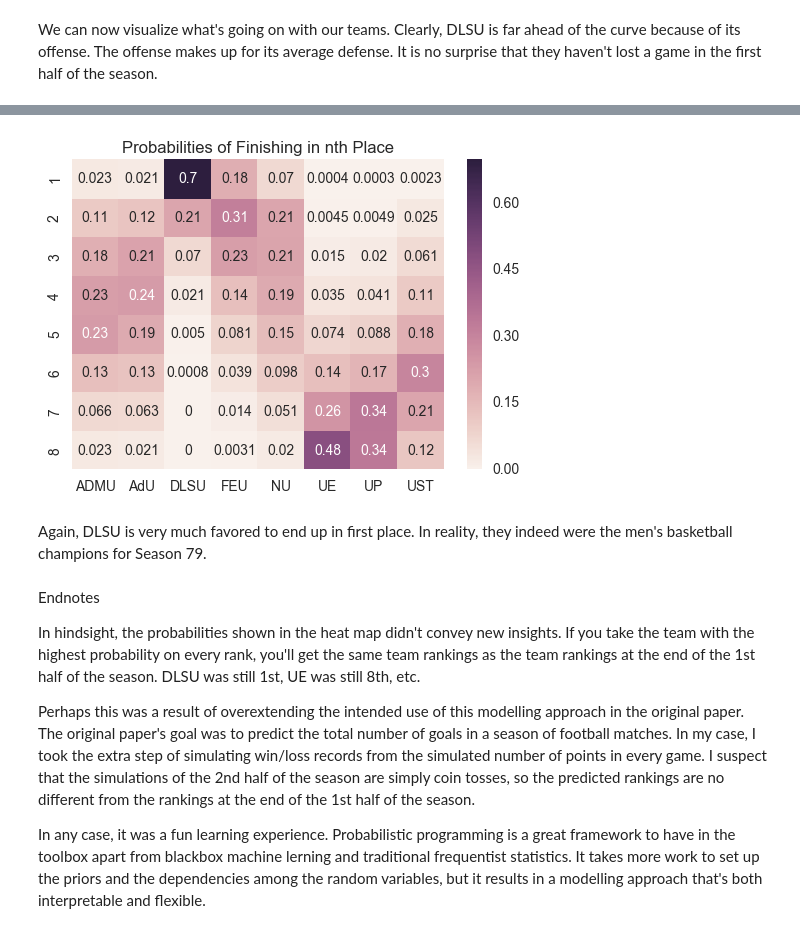
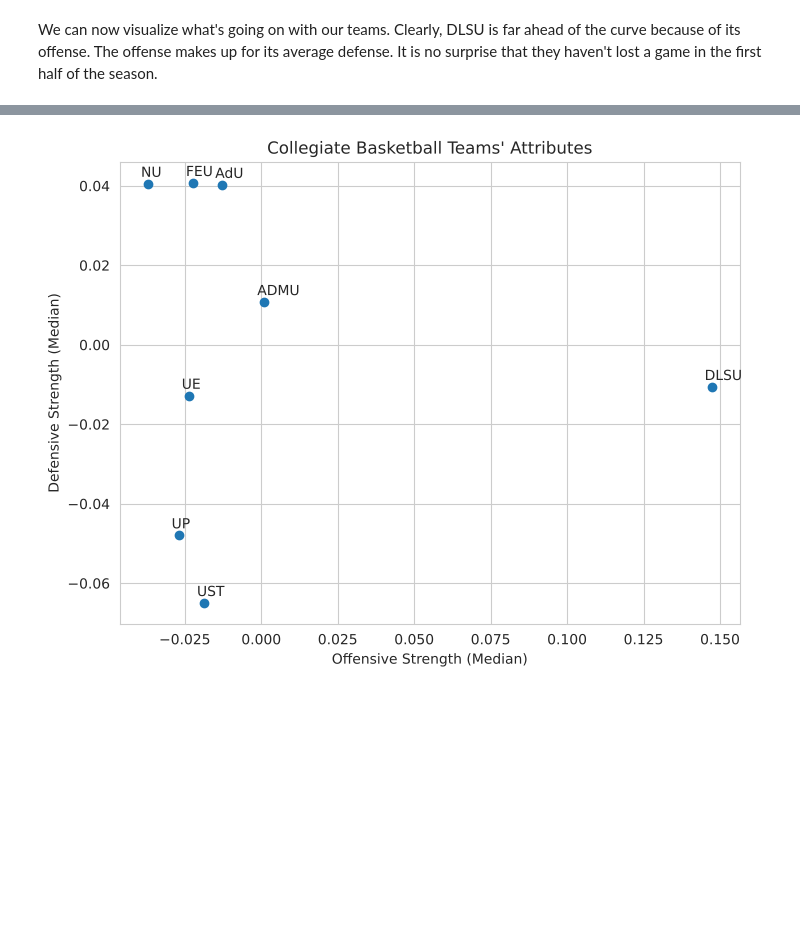
Before and after one commit to joshuacortez/bayesian-blog, a Jupyter notebook: basketball outcomes using probabilistic programming.ipynb, the cells around one changed output, grey strips where cells are left out. Drawn from its saved outputs; the diff is of its cells as text; code cells hidden in the pictures; blank space fills up the shorter version.

```diff
--- a/basketball outcomes using probabilistic programming.ipynb
+++ b/basketball outcomes using probabilistic programming.ipynb
@@ -124,8 +135,2 @@ teams
 # %% [markdown]
 Now we have the data in the format we need. Next part's defining the Bayesian network.
-# %%
-df = pd.merge(df, teams, left_on='home', right_on='team', how='left')
-df = df.rename(columns = {'i': 'i_home'}).drop('team', 1)
-df = pd.merge(df, teams, left_on='away', right_on='team', how='left')
-df = df.rename(columns = {'i': 'i_away'}).drop('team', 1)
-df.head()
@@ -326,0 +243,3 @@ mcmc.sample(iters, burn = iters/3, thin = 20)
+# %%
+with model:
+    idata = pm.sample(draws=2000, tune=1000, chains=4, random_seed=RANDOM_SEED, progressbar=False)
@@ -341,2 +283,22 @@ df_summary = pd.DataFrame({"median_att": atts.stats()["quantiles"][50],
+# %%
+posterior = idata.posterior.to_dataset()
+
+
+def strength_summary(var):
+    """Median and 95% HDI of a team-level parameter, one row per team."""
+    draws = posterior[var]
+    hdi = az.hdi(draws, prob=0.95)
+    return pd.DataFrame(
+        {
+            "median": draws.median(("chain", "draw")).values,
+            "hdi_low": hdi.sel(ci_bound="lower").values,
+            "hdi_high": hdi.sel(ci_bound="upper").values,
+        },
+        index=TEAMS,
+    )
+
+
+att_summary = strength_summary("atts")
+def_summary = strength_summary("defs")
 # %% [markdown]
 We can now visualize what's going on with our teams. Clearly, DLSU is far ahead of the curve because of its offense. The offense makes up for its average defense. It is no surprise that they haven't lost a game in the first half of the season.
@@ -554,4 +304,0 @@ Just a few more steps takes us to the heat map below.
-# %%
-# converting the number of occurences into probabilities
-for team in results:
-    results[team] = results[team]/results[team].sum()
@@ -561,18 +305,12 @@ df_sim.index = df_sim.index + 1
-# %%
-sns.heatmap(df_sim, annot = True)
-plt.yticks(np.arange(0.5, len(df_sim.index), 1), df_sim.index[::-1])
-plt.xticks(np.arange(0.5, len(df_sim.columns), 1), df_sim.columns)
-plt.title("Probabilities of Finishing in nth Place")
-plt.show()
-# %% [output]
-[figure, removed]
-# %% [markdown]
-Again, DLSU is very much favored to end up in first place. In reality, they indeed were the men's basketball champions for Season 79.
-# %% [markdown]
-Endnotes
-
-In hindsight, the probabilities shown in the heat map didn't convey new insights. If you take the team with the highest probability on every rank, you'll get the same team rankings as the team rankings at the end of the 1st half of the season. DLSU was still 1st, UE was still 8th, etc.
-
-Perhaps this was a result of overextending the intended use of this modelling approach in the original paper. The original paper's goal was to predict the total number of goals in a season of football matches. In my case, I took the extra step of simulating win/loss records from the simulated number of points in every game. I suspect that the simulations of the 2nd half of the season are simply coin tosses, so the predicted rankings are no different from the rankings at the end of the 1st half of the season.
-
-In any case, it was a fun learning experience. Probabilistic programming is a great framework to have in the toolbox apart from blackbox machine lerning and traditional frequentist statistics. It takes more work to set up the priors and the dependencies among the random variables, but it results in a modelling approach that's both interpretable and flexible.
+# %%
+fig, ax = plt.subplots(figsize=(8, 6))
+ax.scatter(att_summary["median"], def_summary["median"])
+for team in TEAMS:
+    ax.annotate(team, xy=(att_summary.loc[team, "median"], def_summary.loc[team, "median"]),
+                xytext=(-5, 5), textcoords="offset points")
+ax.set_xlabel("Offensive Strength (Median)")
+ax.set_ylabel("Defensive Strength (Median)")
+ax.set_title("Collegiate Basketball Teams' Attributes")
+plt.show()
+# %% [output]
+[figure, added]
```
Also changed, not shown: parts of 67 cells of this notebook, 4 other files.
